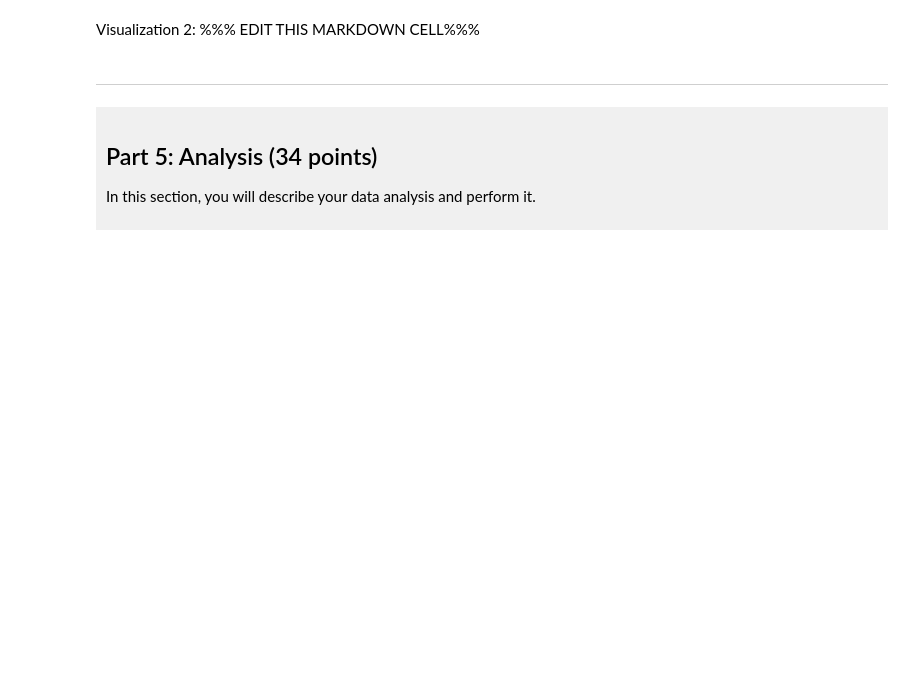
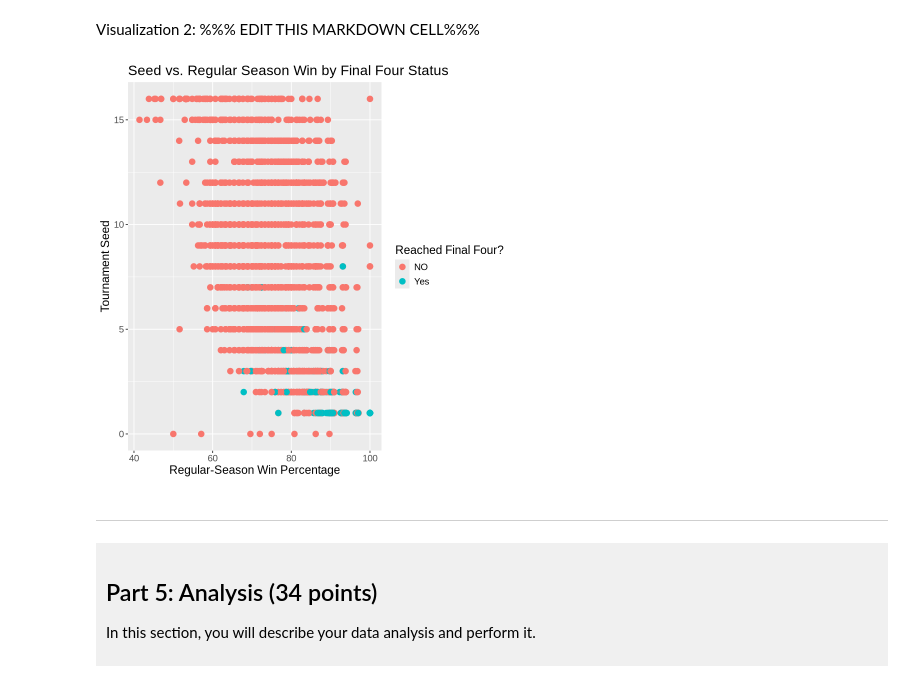
Before and after one commit to newnyy/dsci-100-project-newsha-khedri, a Jupyter notebook: dsci-100-project-notebook.ipynb, the cells around one changed output. Saved outputs shown, nothing was run; the diff lists cells and outputs as text; code cells hidden in the pictures; blank space fills up the shorter version.

```diff
--- a/dsci-100-project-notebook.ipynb
+++ b/dsci-100-project-notebook.ipynb
@@ -324,7 +395,15 @@ Visualization 1: %%% EDIT THIS MARKDOWN CELL%%%
 # %% [markdown]
 Visualization 2: %%% EDIT THIS MARKDOWN CELL%%%
 # %%
-### EDIT THIS CODE CELL FOR VISUALIZATION 2###
+plot_rel_2 <- ggplot(march_clean, aes(x = reg_wins_pct, y = seed, color = final_4)) +
+geom_point(size = 3) +
+labs(x = "Regular-Season Win Percentage", y = "Tournament Seed",
+title = "Seed vs. Regular Season Win by Final Four Status",color = "Reached Final Four?") +
+theme(text = element_text(size = 14))
+
+plot_rel_2
+# %% [output]
+[figure, added]
 # %% [markdown]
 ------
 # %% [markdown]
```
Also changed, not shown: parts of 8 cells of this notebook.
